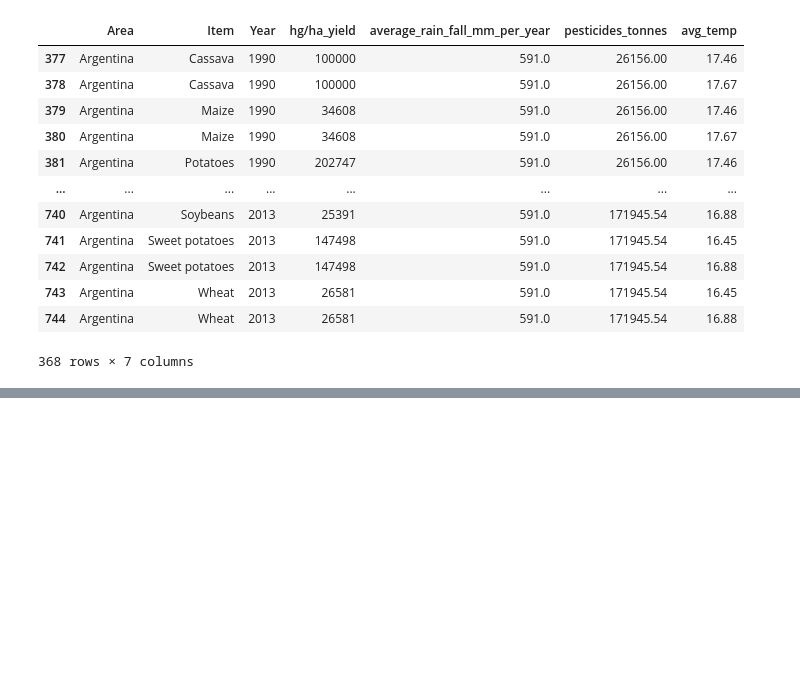
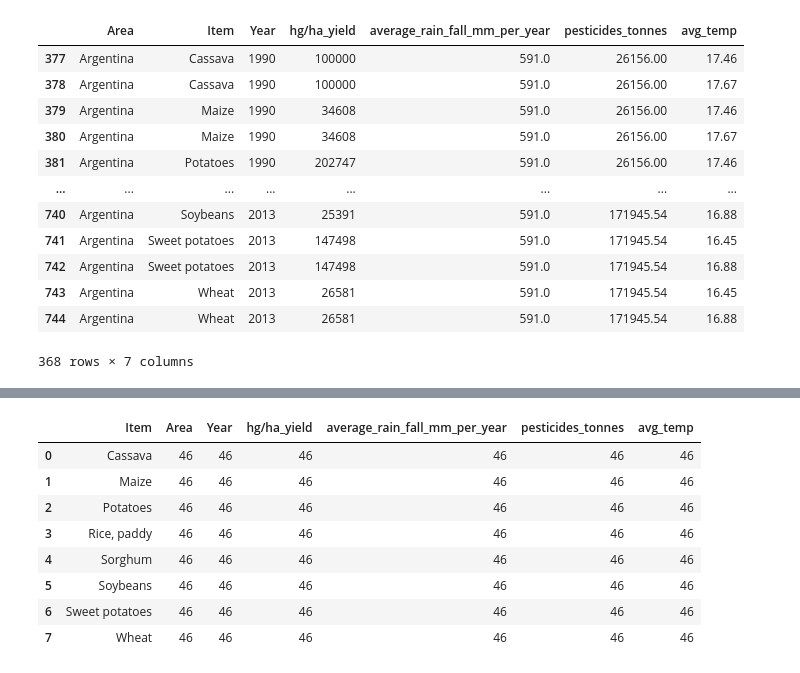
Before and after one commit to MatB1988/Cosecha, a Jupyter notebook: pruebas_clima.ipynb, the cells around one changed output, grey strips where cells are left out. Cells and saved outputs as stored; diff of their text form; code cells hidden in the pictures; blank space fills up the shorter version.

```diff
--- a/pruebas_clima.ipynb
+++ b/pruebas_clima.ipynb
@@ -945,3 +943,6 @@ argentina_df
 | 743 | Argentina | Wheat | 2013 | 26581 | 591.0 | 171945.54 | 16.45 |
 | 744 | Argentina | Wheat | 2013 | 26581 | 591.0 | 171945.54 | 16.88 |
 368 rows × 7 columns
+# %%
+# Agrupo por la columna  "Item" para ver si posee todos los ultivos del analizados anteriormente
+df_agrupado = argentina_df.groupby(["Item"]).count().reset_index()
@@ -947,0 +969,12 @@ argentina_df
+# %%
+df_agrupado.head(11)
+# %% [output]
+|  | Item | Area | Year | hg/ha_yield | average_rain_fall_mm_per_year | pesticides_tonnes | avg_temp |
+| 0 | Cassava | 46 | 46 | 46 | 46 | 46 | 46 |
+| 1 | Maize | 46 | 46 | 46 | 46 | 46 | 46 |
+| 2 | Potatoes | 46 | 46 | 46 | 46 | 46 | 46 |
+| 3 | Rice, paddy | 46 | 46 | 46 | 46 | 46 | 46 |
+| 4 | Sorghum | 46 | 46 | 46 | 46 | 46 | 46 |
+| 5 | Soybeans | 46 | 46 | 46 | 46 | 46 | 46 |
+| 6 | Sweet potatoes | 46 | 46 | 46 | 46 | 46 | 46 |
+| 7 | Wheat | 46 | 46 | 46 | 46 | 46 | 46 |
```
Also changed, not shown: parts of 9 cells of this notebook, 1 other file.
